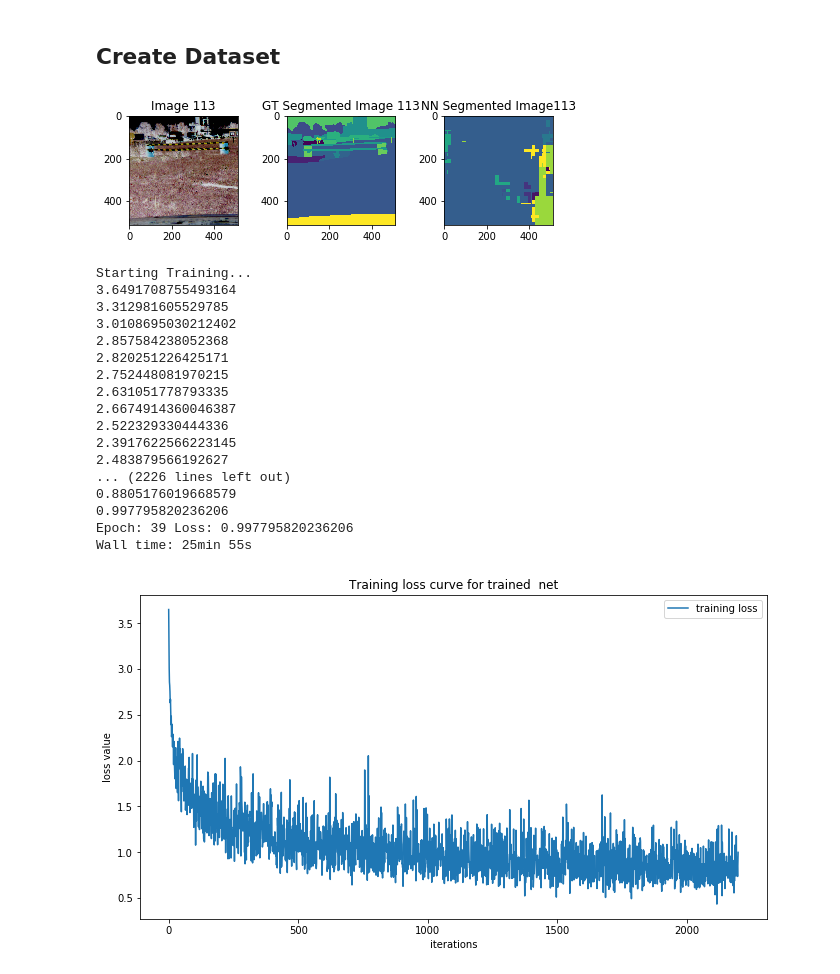
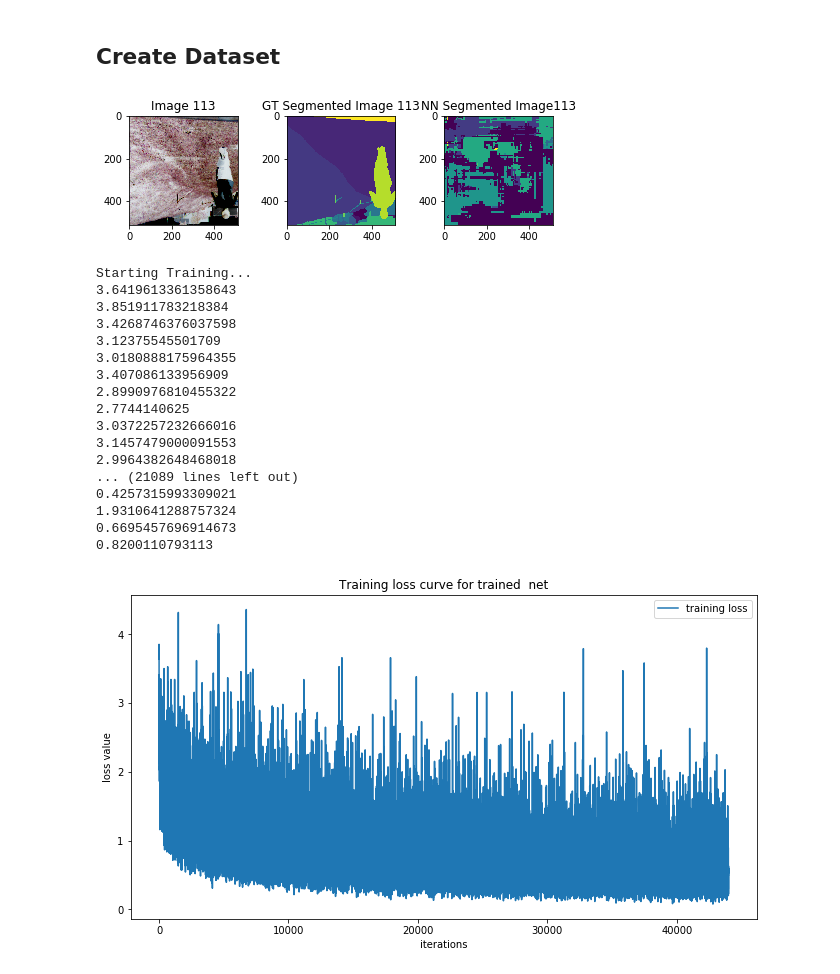
Before and after one commit to FYDP2022/compute, a Jupyter notebook: research/semantic-segmentation.ipynb, the cells around one changed output. Saved outputs shown, nothing was run; the diff lists cells and outputs as text; code cells hidden in the pictures.

```diff
--- a/research/semantic-segmentation.ipynb
+++ b/research/semantic-segmentation.ipynb
@@ -155,40 +155,42 @@ add_img_plot(fig, 354, colorize_mask(seg_img_354), 'Segmented Image ', [3,2,6])
 if device == 'cpu':
     train_loader = DataLoader(train_data, batch_size=5, shuffle=True, num_workers=0)
 else:
-    train_loader = DataLoader(train_data, batch_size=8, shuffle=True, num_workers=0)
+    train_loader = DataLoader(train_data, batch_size=2, shuffle=True, num_workers=0)
 # %%
 class Net(nn.Module):
     def __init__(self, criterion=None):
         super(Net, self).__init__()
         self.criterion = criterion
         self.mobilenet_v2 = models.mobilenet_v2(pretrained=True)
-        self.conv1 = nn.Conv2d(1280, 64, 3, 1)
-        self.conv2 = nn.Conv2d(64, 24, 3, 1)
-        self.bn1 = nn.BatchNorm2d(64)
+        self.conv1 = nn.Conv2d(1312, 512, 3, 1)
+        self.conv2 = nn.Conv2d(512, 24, 3, 1)
+        self.bn1 = nn.BatchNorm2d(512)
         self.bn2 = nn.BatchNorm2d(24)
         self.dropout1 = nn.Dropout2d()
     def forward(self, inp, gts=None):
         output_size = (inp.size()[2],inp.size()[3])
-#         print('input')
-#         print(inp.shape)
         # Encoder
-        x = self.mobilenet_v2.features(inp)
-        x = F.interpolate(x, size=(32, 32))
+        for idx, layer in enumerate(self.mobilenet_v2.features):
+            if idx == 0:
+                x = layer(inp)
+            elif idx == 5:
+                skip_connection_1 = x
+                x = layer(x)
+            else:
+                x = layer(x)
+        x = F.interpolate(x, size=(skip_connection_1.shape[2], skip_connection_1.shape[3]))
+        x = torch.cat([skip_connection_1, x], 1)
         # Decoder Layer 1
         x = self.conv1(x)
         x = self.bn1(x)
         x = F.relu(x)
         x = self.dropout1(x)
         x = F.interpolate(x, size=(output_size[0] + 2, output_size[1] + 2))
-#         print('decoder layer 1 output')
-#         print(x.shape)
-
         # Decoder Layer 2
         x = self.conv2(x)
         lfinal = self.bn2(x)
 
-#         print('final')
-#         print(lfinal.shape)
+
         if self.training:
             # Return the loss if in training mode
             return self.criterion(lfinal, gts)
@@ -219,7 +221,7 @@ add_img_plot(fig, 113, transforms.ToPILImage()(img_113), 'Image ', [1,3,1])
 add_img_plot(fig, 113, colorize_mask(seg_img_113), 'GT Segmented Image ', [1,3,2])
 add_img_plot(fig, 113, colorize_mask_nn_output(untrained_nn_seg_img_113), 'NN Segmented Image', [1,3,3])
 # %% [output]
-[figure, old version]
+[figure, new version]
 # %%
 def train(train_loader, net, optimizer, loss_graph, device):
     for batch_idx, (data, target) in enumerate(train_loader):
@@ -250,58 +252,59 @@ def get_optimizer(net):
 # %%
 %%time
 %matplotlib inline
-
+torch.cuda.empty_cache()
 # Deep copy in order to train the network with the same initialized weights
 trained_net = copy.deepcopy(untrained_net)
 trained_net = trained_net.to(device)
 
 # set loss function for the net
 trained_net.criterion = nn.CrossEntropyLoss(ignore_index=-1)
 # You can change the number of EPOCHS
-EPOCH = 40
+EPOCH = 200
 
 # switch to train mode (original untrained_net was set to eval mode)
 trained_net.train()
 
 optimizer = get_optimizer(trained_net)
 
 print("Starting Training...")
 
 loss_graph = []
 
 fig = plt.figure(figsize=(12,6))
 plt.subplots_adjust(bottom=0.2,right=0.85,top=0.95)
 ax = fig.add_subplot(1,1,1)
 
 for e in range(EPOCH):
     loss = train(train_loader, trained_net, optimizer, loss_graph, device)
     ax.clear()
     ax.set_xlabel('iterations')
     ax.set_ylabel('loss value')
     ax.set_title('Training loss curve for trained  net')
     ax.plot(loss_graph, label='training loss')
     ax.legend(loc='upper right')
     fig.canvas.draw()
     print("Epoch: {} Loss: {}".format(e, loss))
+    del loss
 # %% [output]
 Starting Training...
-3.6491708755493164
-3.312981605529785
-3.0108695030212402
-2.857584238052368
-2.820251226425171
-2.752448081970215
-2.631051778793335
-2.6674914360046387
-2.522329330444336
-2.3917622566223145
-2.483879566192627
-... (2226 lines left out)
-0.8805176019668579
-0.997795820236206
-Epoch: 39 Loss: 0.997795820236206
-Wall time: 25min 55s
+3.6419613361358643
+3.851911783218384
+3.4268746376037598
+3.12375545501709
+3.0180888175964355
+3.407086133956909
+2.8990976810455322
+2.7744140625
+3.0372257232666016
+3.1457479000091553
+2.9964382648468018
+... (21089 lines left out)
+0.4257315993309021
+1.9310641288757324
+0.6695457696914673
+0.8200110793113
-[figure, old version]
+[figure, new version]
 # %%
 def validate(val_loader, net):
     iou_arr = []
```
Also changed, not shown: parts of 7 cells of this notebook.
